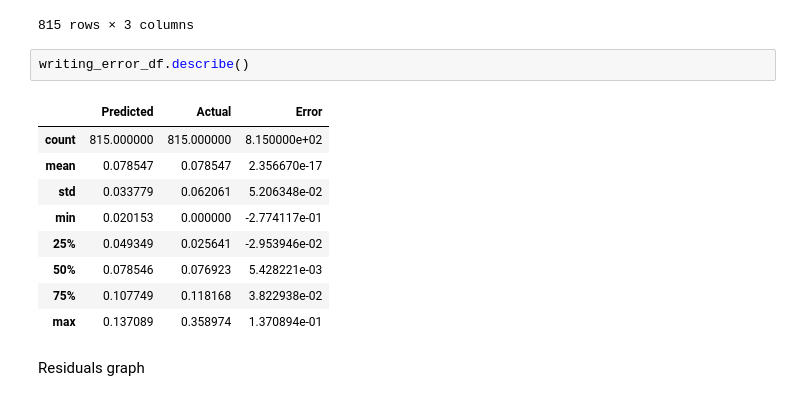
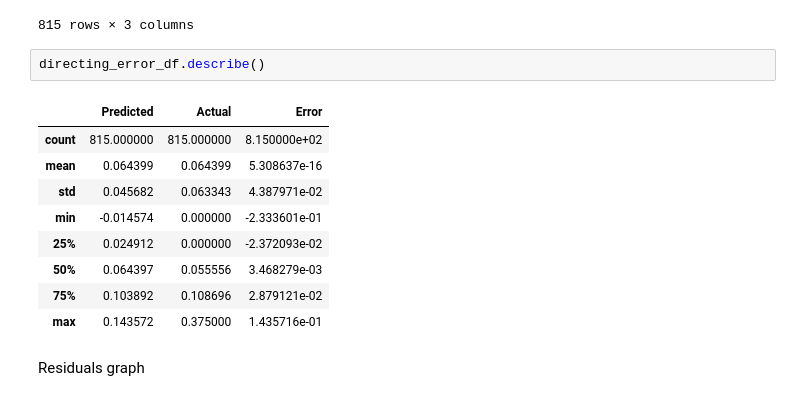
Before and after one commit to caseygomez/Female-Representation-In-The-Film-Industry, a Jupyter notebook: regression_by_dept.ipynb, the cells around one changed output. Drawn from its saved outputs; the diff is of its cells as text.

```diff
--- a/regression_by_dept.ipynb
+++ b/regression_by_dept.ipynb
@@ -790,17 +790,17 @@ directing_error_df
 | 814 | 0.143572 | 0.000000 | 0.143572 |
 815 rows × 3 columns
 # %%
-writing_error_df.describe()
+directing_error_df.describe()
 # %% [output]
 |  | Predicted | Actual | Error |
 | count | 815.000000 | 815.000000 | 8.150000e+02 |
-| mean | 0.078547 | 0.078547 | 2.356670e-17 |
-| std | 0.033779 | 0.062061 | 5.206348e-02 |
-| min | 0.020153 | 0.000000 | -2.774117e-01 |
-| 25% | 0.049349 | 0.025641 | -2.953946e-02 |
-| 50% | 0.078546 | 0.076923 | 5.428221e-03 |
-| 75% | 0.107749 | 0.118168 | 3.822938e-02 |
-| max | 0.137089 | 0.358974 | 1.370894e-01 |
+| mean | 0.064399 | 0.064399 | 5.308637e-16 |
+| std | 0.045682 | 0.063343 | 4.387971e-02 |
+| min | -0.014574 | 0.000000 | -2.333601e-01 |
+| 25% | 0.024912 | 0.000000 | -2.372093e-02 |
+| 50% | 0.064397 | 0.055556 | 3.468279e-03 |
+| 75% | 0.103892 | 0.108696 | 2.879121e-02 |
+| max | 0.143572 | 0.375000 | 1.435716e-01 |
 # %% [markdown]
 Residuals graph
 # %%
```
Also changed, not shown: 12 other files.
